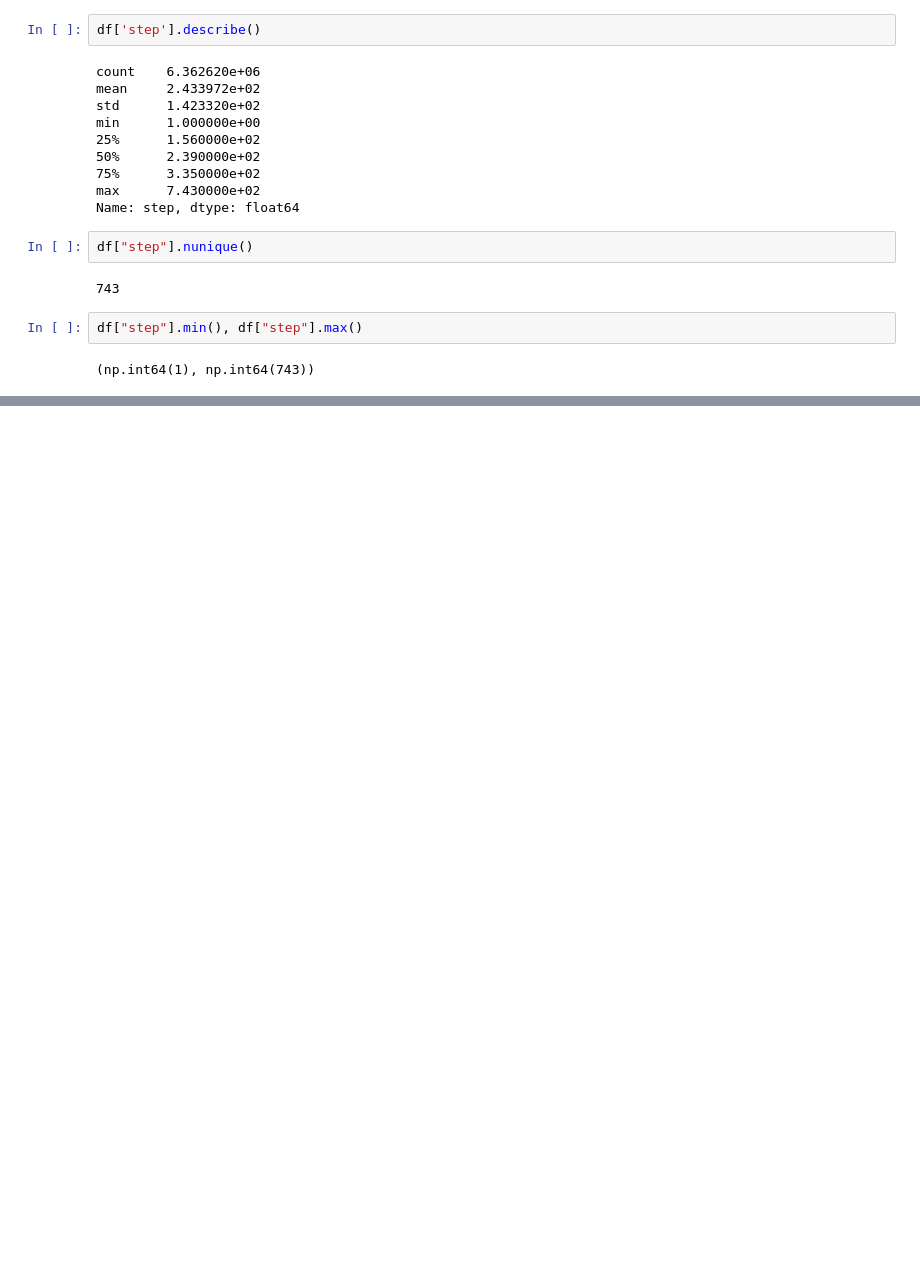
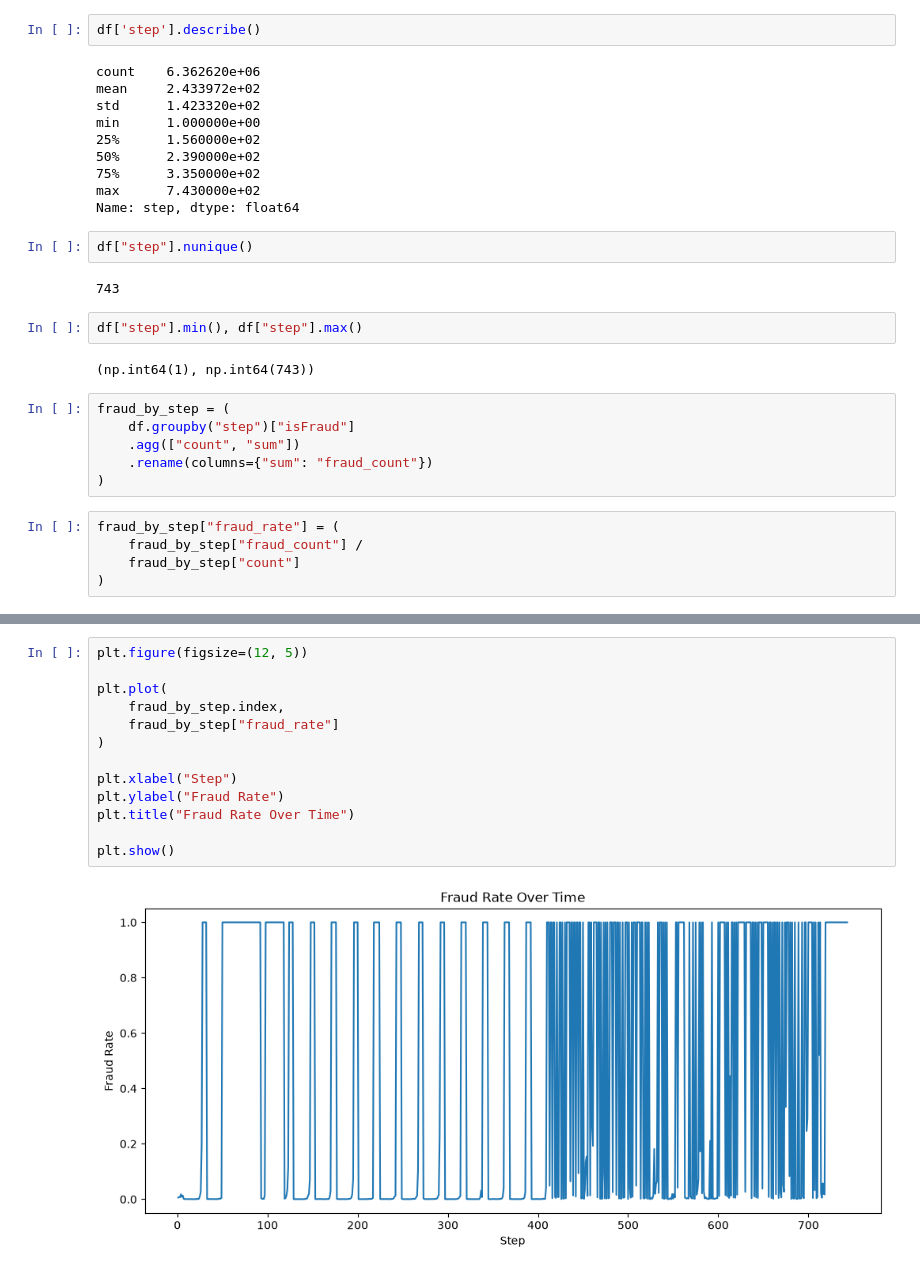
Before and after one commit to Bishesh-P/Real-Time-Fraud-detection-pipeline, a Jupyter notebook: notebooks/01_eda_notebooks.ipynb, the cells around one changed output, grey strips where cells are left out. Drawn from its saved outputs; the diff is of its cells as text; blank space fills up the shorter version.

```diff
--- a/notebooks/01_eda_notebooks.ipynb
+++ b/notebooks/01_eda_notebooks.ipynb
@@ -139,3 +139,14 @@ df["step"].nunique()
 df["step"].min(), df["step"].max()
 # %% [output]
 (np.int64(1), np.int64(743))
+# %%
+fraud_by_step = (
+    df.groupby("step")["isFraud"]
+    .agg(["count", "sum"])
+    .rename(columns={"sum": "fraud_count"})
+)
+# %%
+fraud_by_step["fraud_rate"] = (
+    fraud_by_step["fraud_count"] /
+    fraud_by_step["count"]
+)
@@ -141,0 +164,15 @@ df["step"].min(), df["step"].max()
+# %%
+plt.figure(figsize=(12, 5))
+
+plt.plot(
+    fraud_by_step.index,
+    fraud_by_step["fraud_rate"]
+)
+
+plt.xlabel("Step")
+plt.ylabel("Fraud Rate")
+plt.title("Fraud Rate Over Time")
+
+plt.show()
+# %% [output]
+[figure, added]
```
Also changed, not shown: parts of 1 cell of this notebook.
